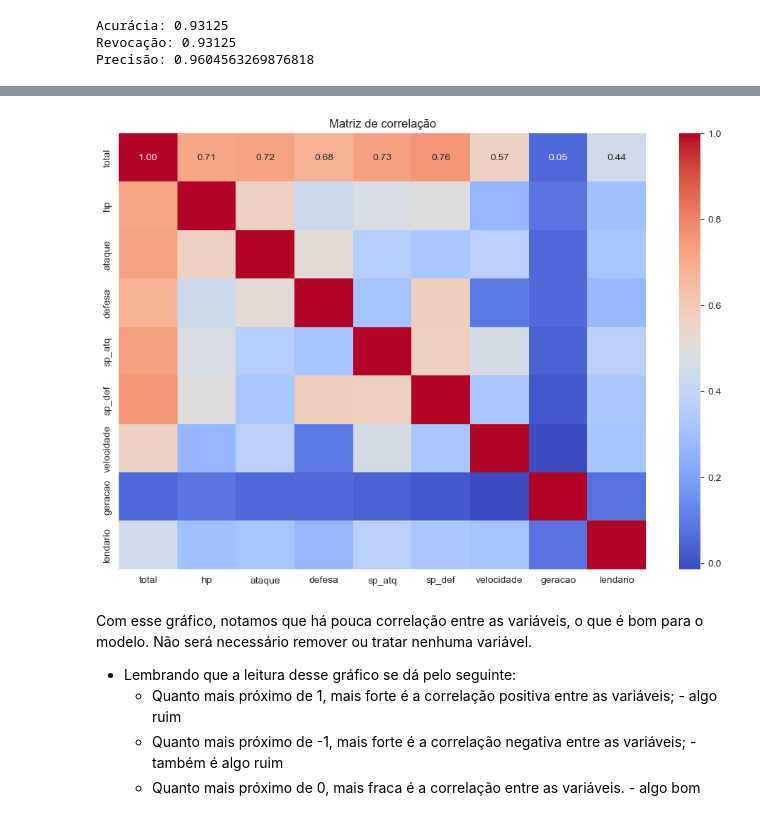
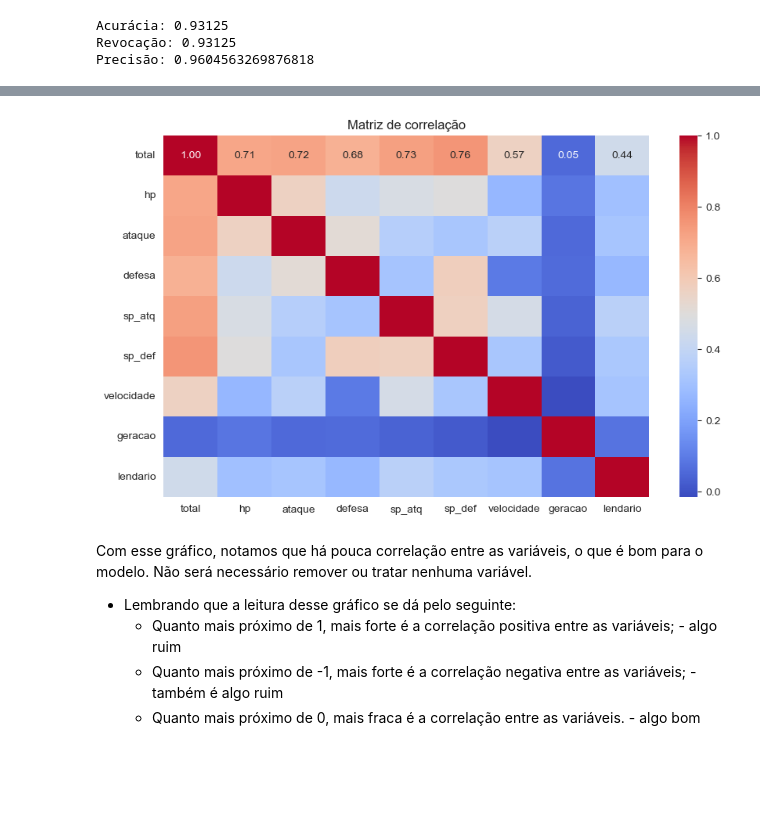
Before and after one commit to Projecs-UAM/DataMon, a Jupyter notebook: main.ipynb, the cells around one changed output, grey strips where cells are left out. Cells and saved outputs as stored; diff of their text form; code cells hidden in the pictures; blank space fills up the shorter version.

```diff
--- a/main.ipynb
+++ b/main.ipynb
@@ -385,12 +284,12 @@ plt.show() # Exibe o gráfico
 # %%
 # Gráfico de spearman
 
-plt.figure(figsize= (12, 8)) # Define o tamanho da figura
+plt.figure(figsize= (10, 6)) # Define o tamanho da figura
 sns.heatmap(df_norm.corr(method='spearman'), annot= True, cmap= 'coolwarm', fmt=".2f") # Cria o gráfico de calor
 plt.title("Matriz de correlação") # Define o título do gráfico
 plt.show() # Exibe o gráfico
 # %% [output]
-[figure, old version]
+[figure, new version]
 # %% [markdown]
 Com esse gráfico, notamos que há pouca correlação entre as variáveis, o que é bom para o modelo. Não será necessário remover ou tratar nenhuma variável.
 
```
Also changed, not shown: parts of 45 cells of this notebook.
